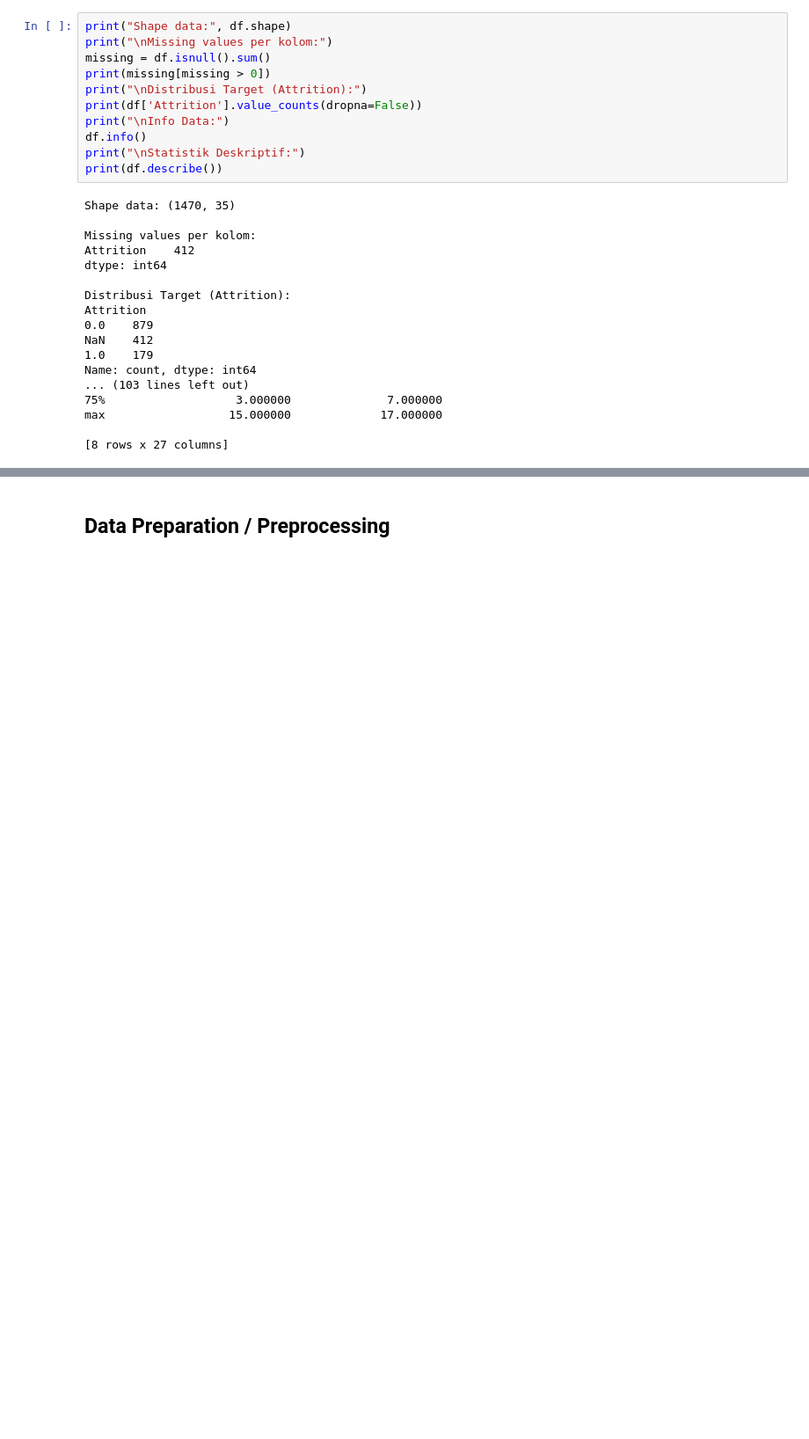
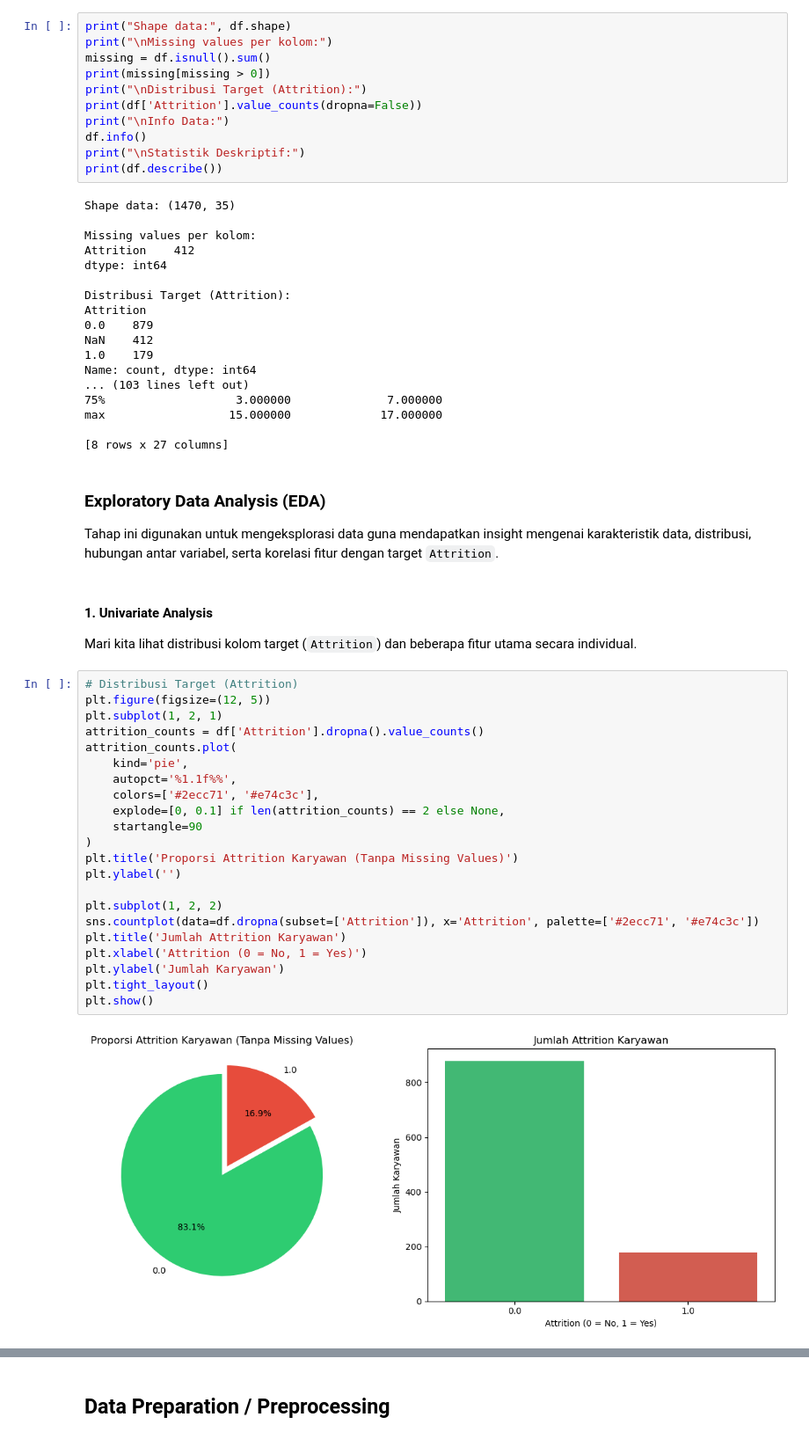
Before and after one commit to Naminiges/JayaMaju, a Jupyter notebook: notebook.ipynb, the cells around one changed output, grey strips where cells are left out. Shown at 88% size. Cells and saved outputs as stored; diff of their text form; blank space fills up the shorter version.

```diff
--- a/notebook.ipynb
+++ b/notebook.ipynb
@@ -81,3 +81,35 @@ Name: count, dtype: int64
 max                  15.000000             17.000000
 
 [8 rows x 27 columns]
+# %% [markdown]
+### Exploratory Data Analysis (EDA)
+
+Tahap ini digunakan untuk mengeksplorasi data guna mendapatkan insight mengenai karakteristik data, distribusi, hubungan antar variabel, serta korelasi fitur dengan target `Attrition`.
+# %% [markdown]
+#### 1. Univariate Analysis
+
+Mari kita lihat distribusi kolom target (`Attrition`) dan beberapa fitur utama secara individual.
+# %%
+# Distribusi Target (Attrition)
+plt.figure(figsize=(12, 5))
+plt.subplot(1, 2, 1)
+attrition_counts = df['Attrition'].dropna().value_counts()
+attrition_counts.plot(
+    kind='pie',
+    autopct='%1.1f%%',
+    colors=['#2ecc71', '#e74c3c'],
+    explode=[0, 0.1] if len(attrition_counts) == 2 else None,
+    startangle=90
+)
+plt.title('Proporsi Attrition Karyawan (Tanpa Missing Values)')
+plt.ylabel('')
+
+plt.subplot(1, 2, 2)
+sns.countplot(data=df.dropna(subset=['Attrition']), x='Attrition', palette=['#2ecc71', '#e74c3c'])
+plt.title('Jumlah Attrition Karyawan')
+plt.xlabel('Attrition (0 = No, 1 = Yes)')
+plt.ylabel('Jumlah Karyawan')
+plt.tight_layout()
+plt.show()
+# %% [output]
+[figure, added]
```
Also changed, not shown: parts of 11 cells of this notebook, 5 other files.
